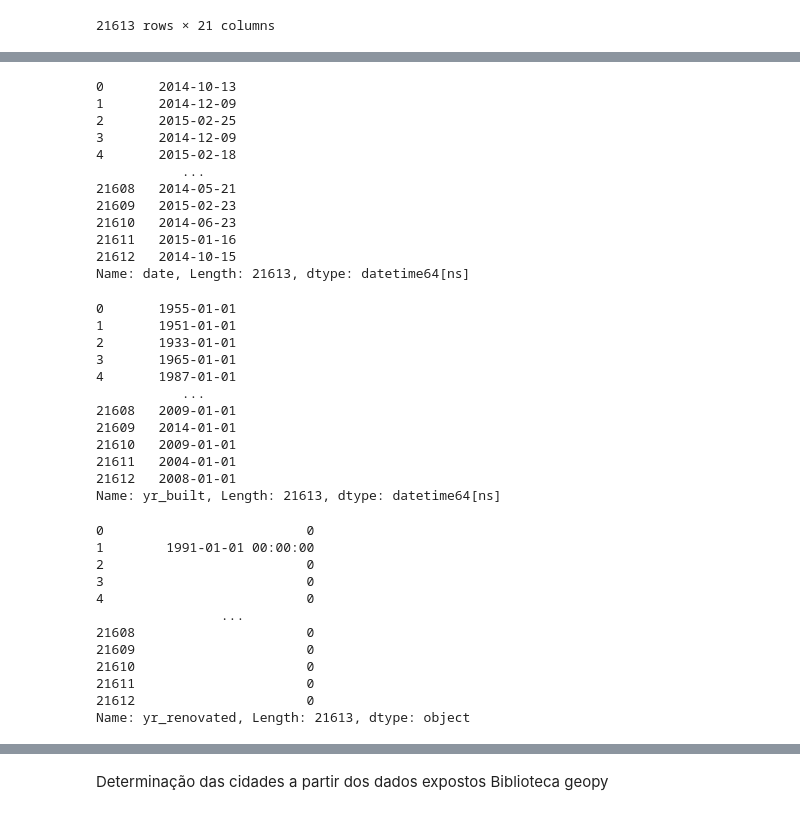
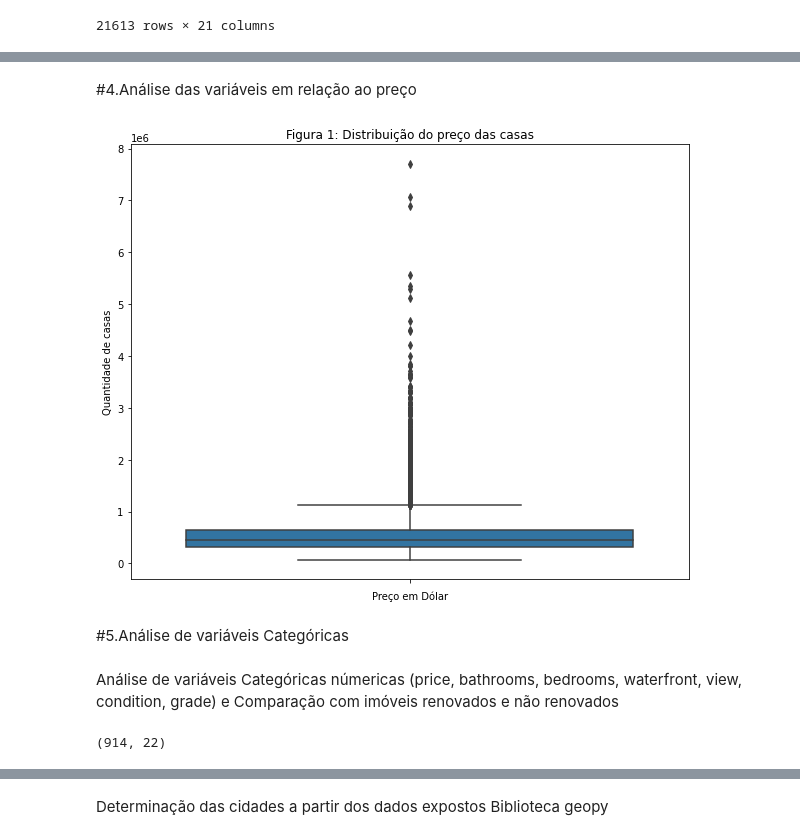
Before and after one commit to Bruno-Noriaki/Data-Science, a Jupyter notebook: Mini_Projeto_Bruno_Noriaki.ipynb, the cells around one changed output, grey strips where cells are left out. Cells and saved outputs as stored; diff of their text form; code cells hidden in the pictures.

```diff
--- a/Mini_Projeto_Bruno_Noriaki.ipynb
+++ b/Mini_Projeto_Bruno_Noriaki.ipynb
@@ -75,48 +79,28 @@ data['date'] = data['date'].apply(lambda x: x.split('T')[0])
 # %%
 data['date'] = pd.to_datetime(data['date'], format = '%Y%m%d')
 data['date']
+data['year'] = data['date'].apply(lambda x: x.year)
-# %% [output]
-0       2014-10-13
-1       2014-12-09
-2       2015-02-25
-3       2014-12-09
-4       2015-02-18
-           ...
-21608   2014-05-21
-21609   2015-02-23
-21610   2014-06-23
-21611   2015-01-16
-21612   2014-10-15
-Name: date, Length: 21613, dtype: datetime64[ns]
 # %%
 data['yr_built'] = pd.to_datetime(data['yr_built'], format = '%Y')
-data['yr_built']
+data['yr_built'] =  data['yr_built'].apply(lambda x: x.year)
-# %% [output]
-0       1955-01-01
-1       1951-01-01
-2       1933-01-01
-3       1965-01-01
-4       1987-01-01
-           ...
-21608   2009-01-01
-21609   2014-01-01
-21610   2009-01-01
-21611   2004-01-01
-21612   2008-01-01
-Name: yr_built, Length: 21613, dtype: datetime64[ns]
-# %%
-data['yr_renovated'] = pd.to_datetime(data['yr_renovated'], format = '%Y', errors = 'coerce')
-data['yr_renovated'].fillna(0)
-# %% [output]
-0                          0
-1        1991-01-01 00:00:00
-2                          0
-3                          0
-4                          0
-                ...
-21608                      0
-21609                      0
-21610                      0
-21611                      0
-21612                      0
-Name: yr_renovated, Length: 21613, dtype: object
+# %% [markdown]
+#4.Análise das variáveis em relação ao preço
+# %%
+fig, axes = plt.subplots(nrows =1 ,figsize = (10,8))
+sns.boxplot(y = data['price']);
+plt.title('Figura 1: Distribuição do preço das casas');
+plt.xlabel('Preço em Dólar');
+plt.ylabel('Quantidade de casas');
+#Nota-se uma grande quantidade de vendas de casas abaixo de 1 milhão
+#Contudo há valores muito diversos e com muitos outliers
+# %% [output]
+[figure, added]
+# %% [markdown]
+#5.Análise de variáveis Categóricas
+# %% [markdown]
+Análise de variáveis Categóricas númericas (price, bathrooms, bedrooms, waterfront, view, condition, grade) e Comparação com imóveis renovados e não renovados
+# %%
+rev = data[data['yr_renovated']>0]
+rev.shape
+# %% [output]
+(914, 22)
```
Also changed, not shown: parts of 39 cells of this notebook.
